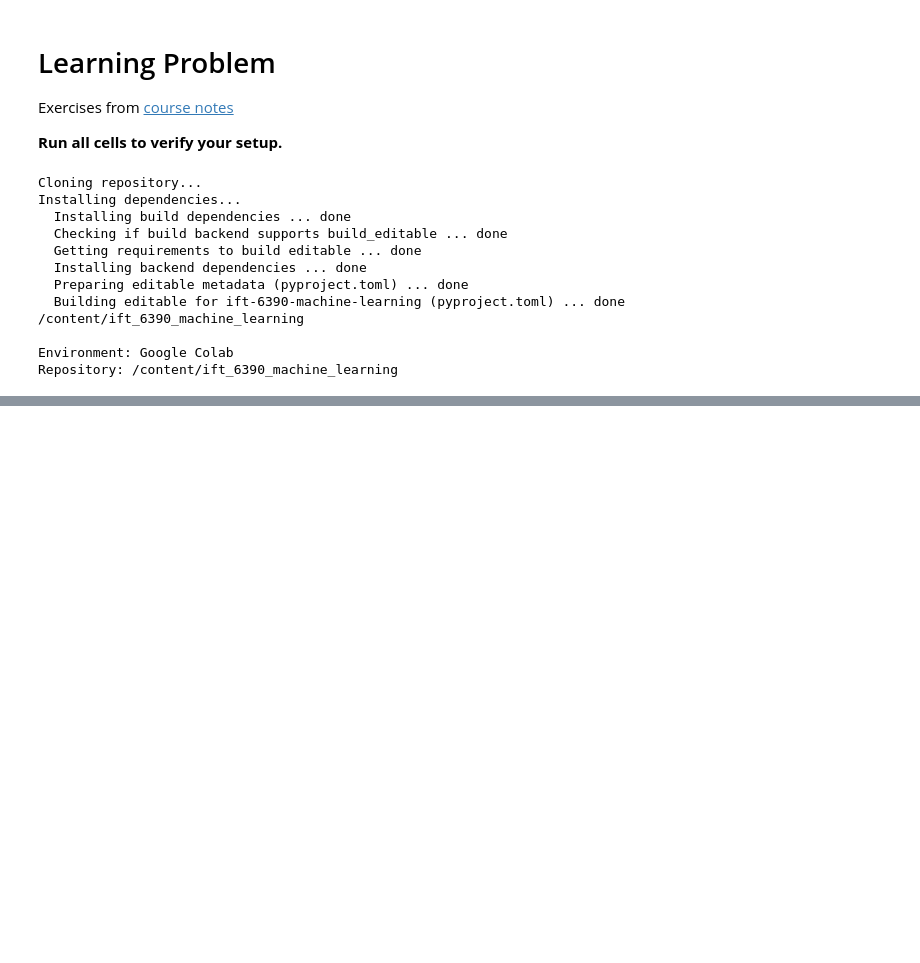
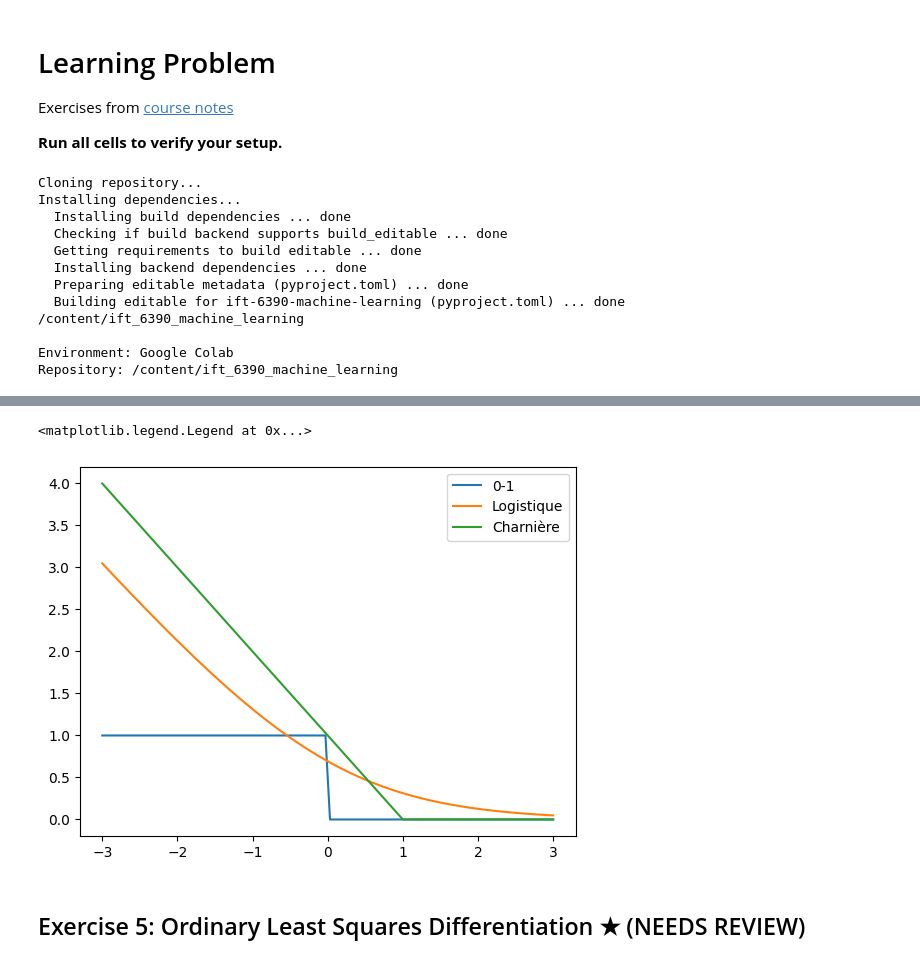
Before and after one commit to trvslhlt/ift_6390_machine_learning, a Jupyter notebook: exercises/01_learning_problem/examples.ipynb, the cells around one changed output, grey strips where cells are left out. Drawn from its saved outputs; the diff is of its cells as text; code cells hidden in the pictures; blank space fills up the shorter version.

```diff
--- a/exercises/01_learning_problem/examples.ipynb
+++ b/exercises/01_learning_problem/examples.ipynb
@@ -68,0 +209,20 @@ added from colab
+# %%
+# 1 for y = 1, s = 2, calculate the loss 0-1, the log loss, and the hinge loss
+
+# 2 repeat for y= 1, s = -0.5
+
+# 3 plot the three functions as a function of s over the range -3 to 3. Verify that substitution losses increase the 0-1 loss.
+margin = np.linspace(-3, 3, 100)
+loss_01 = (margin < 0).astype(float)
+loss_log = np.log(1 + np.exp(-margin))
+loss_hinge = np.maximum(0, 1 - margin)
+
+plt.plot(margin, loss_01, label='0-1')
+plt.plot(margin, loss_log, label='Logistique')
+plt.plot(margin, loss_hinge, label='Charnière')
+plt.legend()
+# %% [output]
+<matplotlib.legend.Legend at 0x...>
+[figure, added]
+# %% [markdown]
+## Exercise 5: Ordinary Least Squares Differentiation ★ (NEEDS REVIEW)
```
Also changed, not shown: parts of 21 cells of this notebook.
